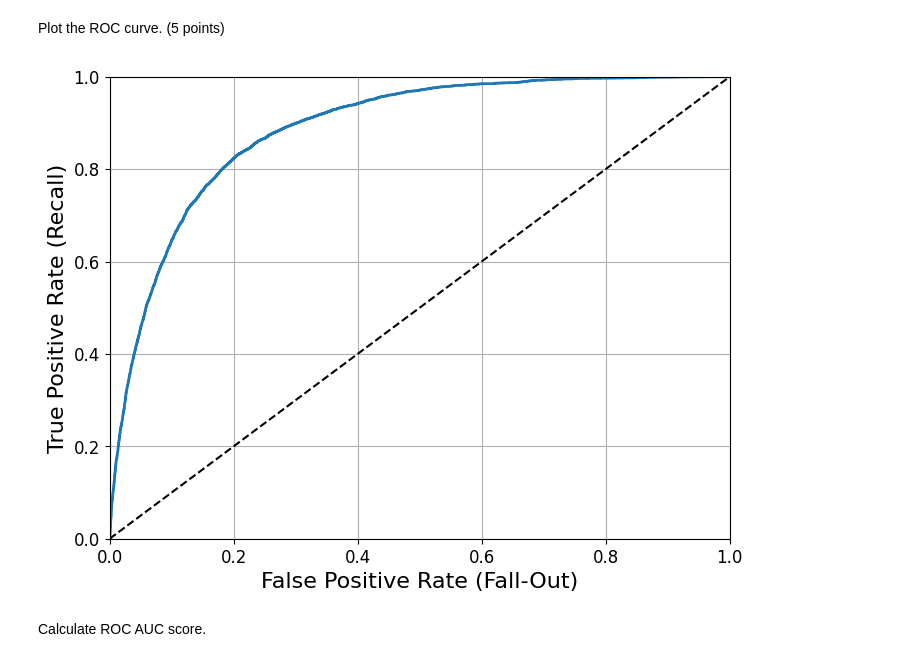
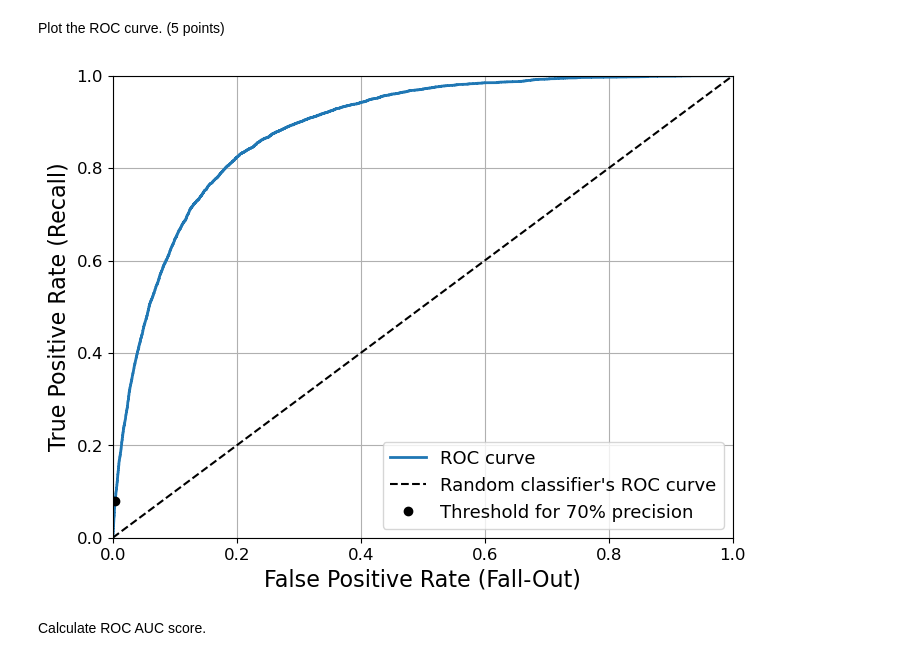
Before and after one commit to rachellecloutier/cse4502, a Jupyter notebook: hw2/hw2_2026.ipynb, the cells around one changed output. Drawn from its saved outputs; the diff is of its cells as text; code cells hidden in the pictures.

```diff
--- a/hw2/hw2_2026.ipynb
+++ b/hw2/hw2_2026.ipynb
@@ -244,7 +291,7 @@ Compute precision and recall for all posssible threshold.
 # %%
 from sklearn.metrics import precision_recall_curve
 
-precisions, recalls, thresholds = precision_recall_curve(y_train_shirt, y_scores)
+precisions, recalls, pr_thresholds = precision_recall_curve(y_train_shirt, y_scores)
 # %% [markdown]
 ## Impact of threshold
 # %% [markdown]
@@ -279,5 +328,18 @@ def plot_precision_vs_recall(precisions, recalls):
 plt.figure(figsize=(8, 6))
 # fill in code
 plot_precision_vs_recall(precisions, recalls)
+
+idx_for_70_precision = np.argmax(precisions >= 0.70)
+point_recall = recalls[idx_for_70_precision]
+point_precision = precisions[idx_for_70_precision]
+
+# Dotted lines to both axes
+plt.vlines(point_recall, 0, point_precision, "k", "dotted")
+plt.hlines(point_precision, 0, point_recall, "k", "dotted")
+
+# Marker dot on the curve
+plt.plot(point_recall, point_precision, "ko", label="Point at threshold")
+
+plt.legend(loc="lower left", fontsize=13)
 plt.show()
 # %% [output]
@@ -289,22 +351,35 @@ Plot the ROC curve. (5 points)
 # %%
 from sklearn.metrics import roc_curve
 
-fpr, tpr, thresholds = roc_curve(y_train_shirt, y_scores)
+fpr, tpr, roc_thresholds = roc_curve(y_train_shirt, y_scores)
+# %%
+threshold_for_70_precision = pr_thresholds[idx_for_70_precision]
+idx_for_threshold_at_70 = (roc_thresholds <= threshold_for_70_precision).argmax()
 # %%
 def plot_roc_curve(fpr, tpr, label=None):
     plt.plot(fpr, tpr, linewidth=2, label=label)
-    plt.plot([0, 1], [0, 1], 'k--') # dashed diagonal
+    plt.plot([0, 1], [0, 1], 'k--', label = "Random classifier's ROC curve") # dashed diagonal
     plt.axis([0, 1, 0, 1])                                    # Not shown in the book
     plt.xlabel('False Positive Rate (Fall-Out)', fontsize=16) # Not shown
     plt.ylabel('True Positive Rate (Recall)', fontsize=16)    # Not shown
     plt.grid(True)                                            # Not shown
 
 plt.figure(figsize=(8, 6))                         # Not shown
 # fill in code
-plot_roc_curve(fpr, tpr)
+plot_roc_curve(fpr, tpr, label = 'ROC curve')
+
+plt.plot(
+    fpr[idx_for_threshold_at_70],
+    tpr[idx_for_threshold_at_70],
+    "ko",
+    label="Threshold for 70% precision",
+)
+
+plt.legend(loc="lower right", fontsize=13)
+
 plt.show()
 # %% [output]
-[figure, old version]
+[figure, new version]
 # %% [markdown]
 Calculate ROC AUC score.
 # %%
```
Also changed, not shown: parts of 27 cells of this notebook, 1 other file.
